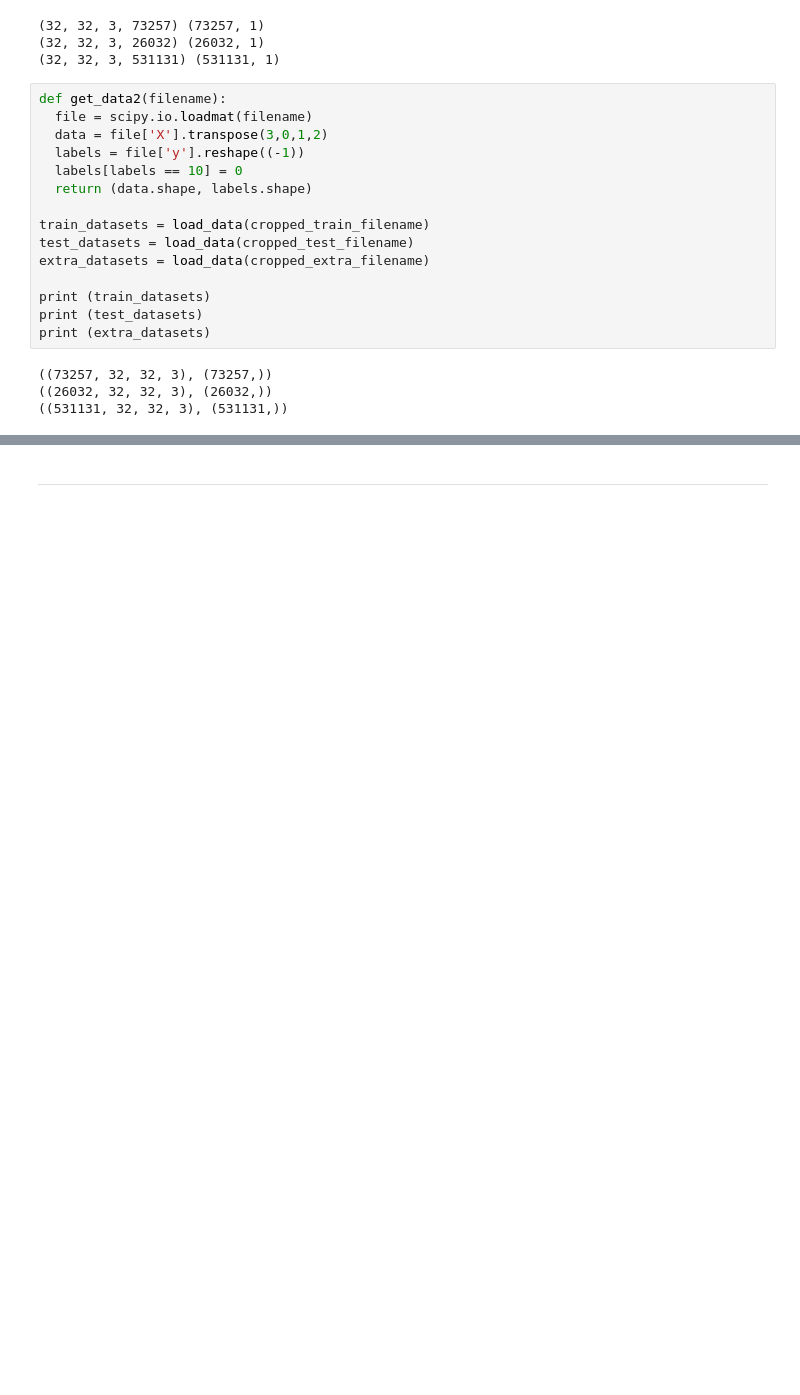
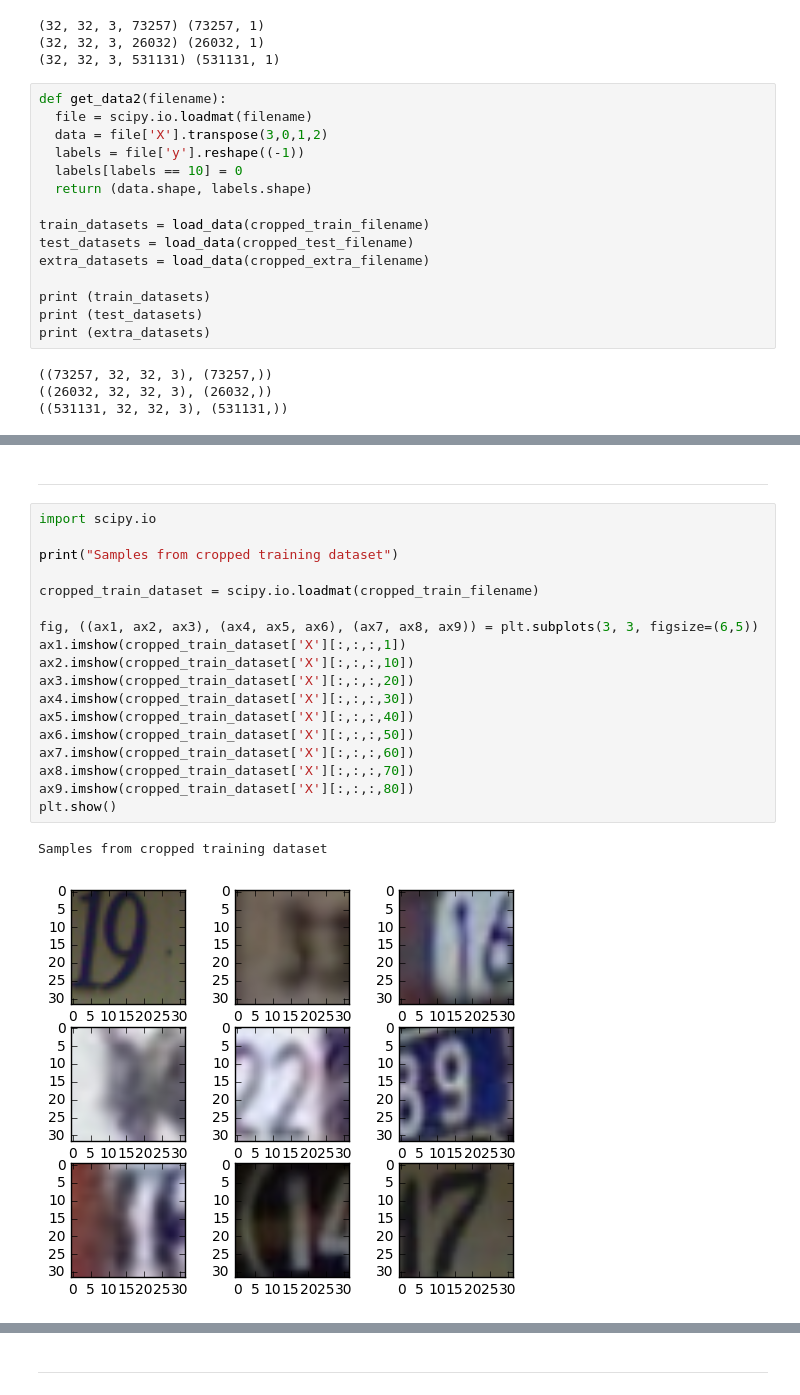
Before and after one commit to SayakaNogawa/Capstone_Deep_Learning, a Jupyter notebook: build_a_live_camera.ipynb, the cells around one changed output, grey strips where cells are left out. Drawn from its saved outputs; the diff is of its cells as text; blank space fills up the shorter version.

```diff
--- a/build_a_live_camera.ipynb
+++ b/build_a_live_camera.ipynb
@@ -236,0 +156,23 @@ class CIFARsnhv(object):
+# %% [markdown]
+----
+# %%
+import scipy.io
+
+print("Samples from cropped training dataset")
+
+cropped_train_dataset = scipy.io.loadmat(cropped_train_filename)
+
+fig, ((ax1, ax2, ax3), (ax4, ax5, ax6), (ax7, ax8, ax9)) = plt.subplots(3, 3, figsize=(6,5))
+ax1.imshow(cropped_train_dataset['X'][:,:,:,1])
+ax2.imshow(cropped_train_dataset['X'][:,:,:,10])
+ax3.imshow(cropped_train_dataset['X'][:,:,:,20])
+ax4.imshow(cropped_train_dataset['X'][:,:,:,30])
+ax5.imshow(cropped_train_dataset['X'][:,:,:,40])
+ax6.imshow(cropped_train_dataset['X'][:,:,:,50])
+ax7.imshow(cropped_train_dataset['X'][:,:,:,60])
+ax8.imshow(cropped_train_dataset['X'][:,:,:,70])
+ax9.imshow(cropped_train_dataset['X'][:,:,:,80])
+plt.show()
+# %% [output]
+Samples from cropped training dataset
+[figure, added]
```
Also changed, not shown: parts of 28 cells of this notebook.
